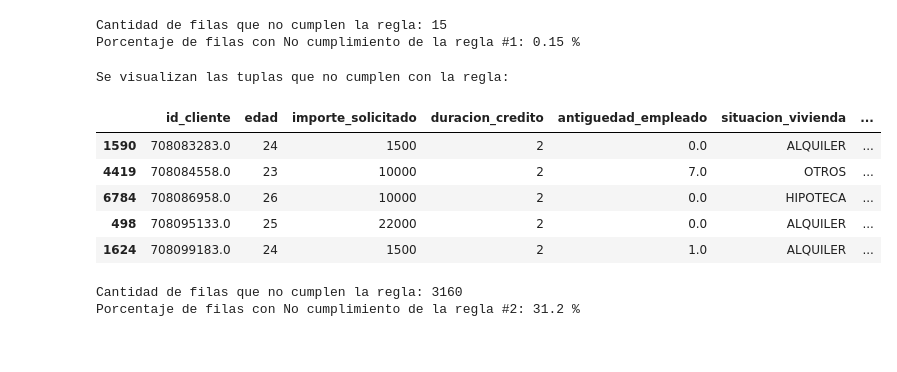
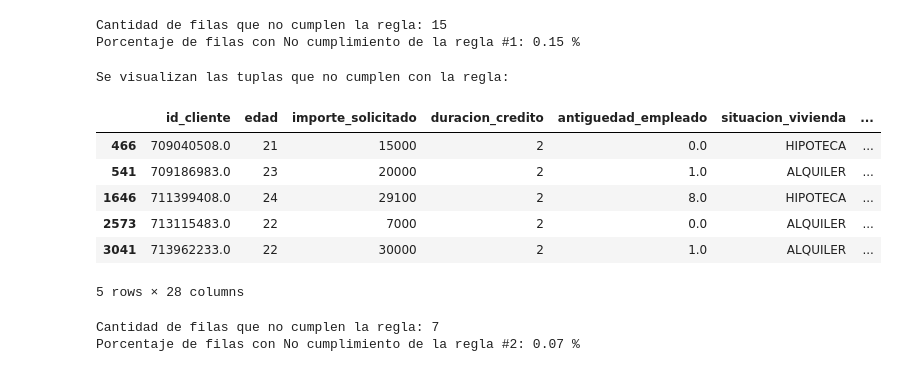
Before and after one commit to Joseluis0709/13MBID-Abr23, a Jupyter notebook: notebooks/01-Comprension-Datos/CD03-Verificacion-calidad.ipynb, the cells around one changed output. Drawn from its saved outputs; the diff is of its cells as text; code cells hidden in the pictures.

Commit message:
Rectificación valores y títulos

```diff
--- a/notebooks/01-Comprension-Datos/CD03-Verificacion-calidad.ipynb
+++ b/notebooks/01-Comprension-Datos/CD03-Verificacion-calidad.ipynb
@@ -663,51 +665,54 @@ Cantidad de filas que no cumplen la regla: 15
 Porcentaje de filas con No cumplimiento de la regla #1: 0.15 %
 # %%
 """
-Está en veremos
+Regla 2: Para aquellos créditos cuya duración sea la mínima permitida el porcentaje de los
+ingresos del cliente (con respecto al importe solicitado) no podrá exceder el 60% salvo
+en los casos en los que sea propietario de su vivienda.
 """
 
 def verificar_credito(row):
-    duracion_credito = row['duracion_credito']  # asumiendo que 'duracion' es el nombre de tu columna
-    ingresos = row['ingresos']  # asumiendo que 'ingresos' es el nombre de tu columna
-    importe_solicitado = row['importe_solicitado']  # asumiendo que 'importe_solicitado' es el nombre de tu columna
-    situacion_vivienda = row['situacion_vivienda']  # asumiendo que 'situacion_vivienda' es el nombre de tu columna
+    duracion_credito = row['duracion_credito']
+    ingresos = row['ingresos']
+    importe_solicitado = row['importe_solicitado']
+    situacion_vivienda = row['situacion_vivienda']
 
-    duracion_minima = 2#df_creditos['duracion_credito'].min()  # puedes cambiar este valor
+    duracion_minima = df_creditos['duracion_credito'].min()
 
     if duracion_credito == duracion_minima:
-        porcentaje_ingresos = (ingresos / importe_solicitado) * 100
+        porcentaje_ingresos = (importe_solicitado/ingresos) * 100
 
         if situacion_vivienda == 'PROPIA':
-            return "Crédito aprobado"
+            return "Aprobado"
         elif porcentaje_ingresos <= 60:
-            return "Crédito aprobado"
+            return "Aprobado"
         else:
-            return "Crédito rechazado"
+            return "Rechazado"
     else:
-        return "Crédito aprobado"
+        return "Aprobado"
 
-PRUEBA_REGLA_2 = df_creditos.copy()
+#PRUEBA_REGLA_2 = df_creditos.copy()
 
 # Aplicar la función a cada fila del DataFrame
-PRUEBA_REGLA_2['CUMPL_REG_2'] = PRUEBA_REGLA_2.apply(verificar_credito, axis=1)
+df_resultado['ingreso_regla2'] = df_resultado.apply(verificar_credito, axis=1)
 
 # Se visualizan los datos
 print("Se visualizan las tuplas que no cumplen con la regla:\n")
-display(PRUEBA_REGLA_2[PRUEBA_REGLA_2.CUMPL_REG_2 == 'Crédito rechazado'].head())
+display(df_resultado[df_resultado.ingreso_regla2 == 'Rechazado'].head())
 
 # Se verifica la cantidad de elementos
-aux = PRUEBA_REGLA_2[PRUEBA_REGLA_2.CUMPL_REG_2 == 'Crédito rechazado']
+aux = df_resultado[df_resultado.ingreso_regla2 == 'Rechazado']
 print(f"Cantidad de filas que no cumplen la regla: {aux.shape[0]}")
 
 indicador = (aux.shape[0] / cantidad_filas_creditos)
 print(f"Porcentaje de filas con No cumplimiento de la regla #2: {round(indicador * 100, 2)} %")
 # %% [output]
 Se visualizan las tuplas que no cumplen con la regla:
 |  | id_cliente | edad | importe_solicitado | duracion_credito | antiguedad_empleado | situacion_vivienda | ... |
-| 1590 | 708083283.0 | 24 | 1500 | 2 | 0.0 | ALQUILER | ... |
-| 4419 | 708084558.0 | 23 | 10000 | 2 | 7.0 | OTROS | ... |
-| 6784 | 708086958.0 | 26 | 10000 | 2 | 0.0 | HIPOTECA | ... |
-| 498 | 708095133.0 | 25 | 22000 | 2 | 0.0 | ALQUILER | ... |
-| 1624 | 708099183.0 | 24 | 1500 | 2 | 1.0 | ALQUILER | ... |
+| 466 | 709040508.0 | 21 | 15000 | 2 | 0.0 | HIPOTECA | ... |
+| 541 | 709186983.0 | 23 | 20000 | 2 | 1.0 | ALQUILER | ... |
+| 1646 | 711399408.0 | 24 | 29100 | 2 | 8.0 | HIPOTECA | ... |
+| 2573 | 713115483.0 | 22 | 7000 | 2 | 0.0 | ALQUILER | ... |
+| 3041 | 713962233.0 | 22 | 30000 | 2 | 1.0 | ALQUILER | ... |
-Cantidad de filas que no cumplen la regla: 3160
-Porcentaje de filas con No cumplimiento de la regla #2: 31.2 %
+5 rows × 28 columns
+Cantidad de filas que no cumplen la regla: 7
+Porcentaje de filas con No cumplimiento de la regla #2: 0.07 %
```
Also changed, not shown: parts of 1 cell of this notebook.
